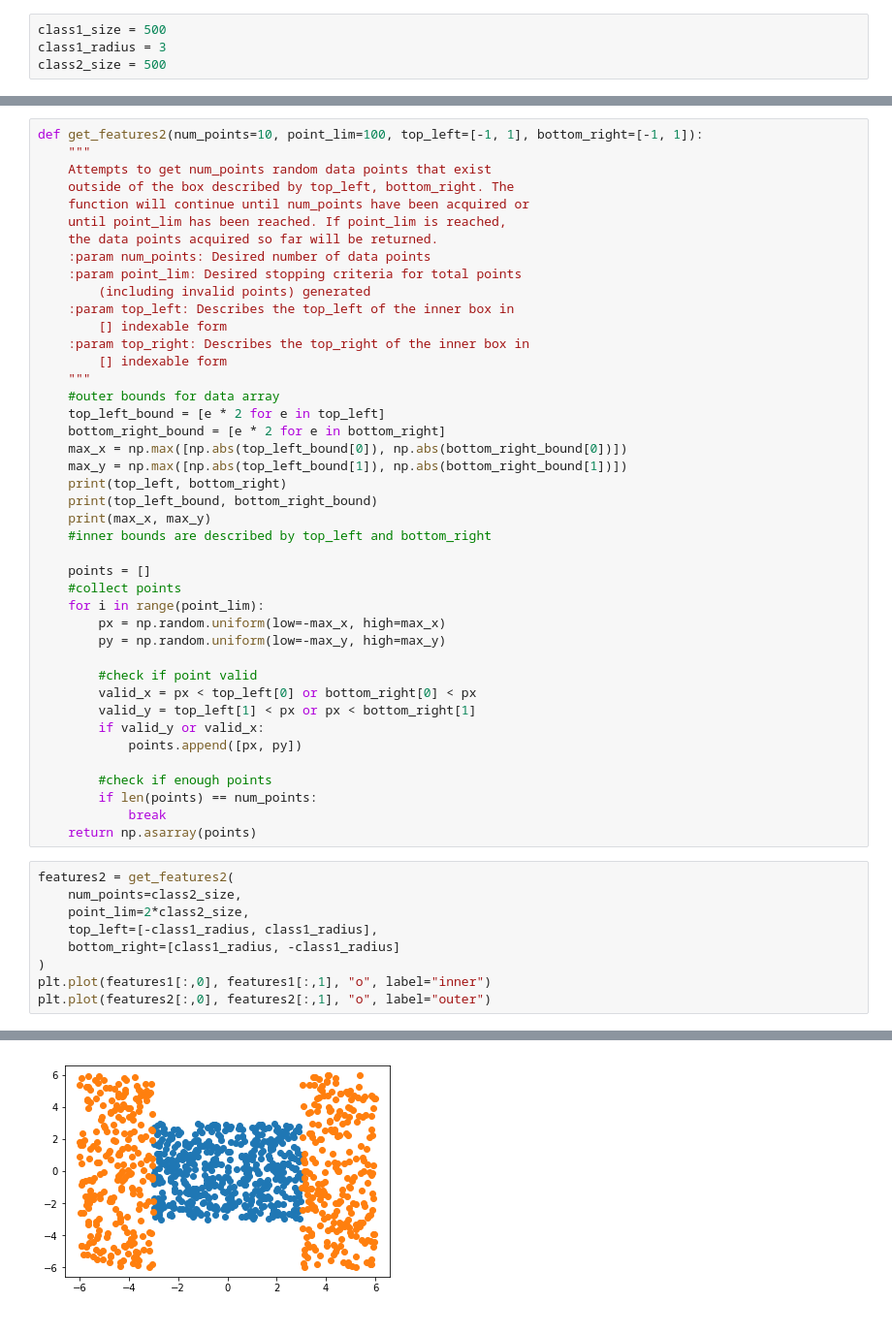
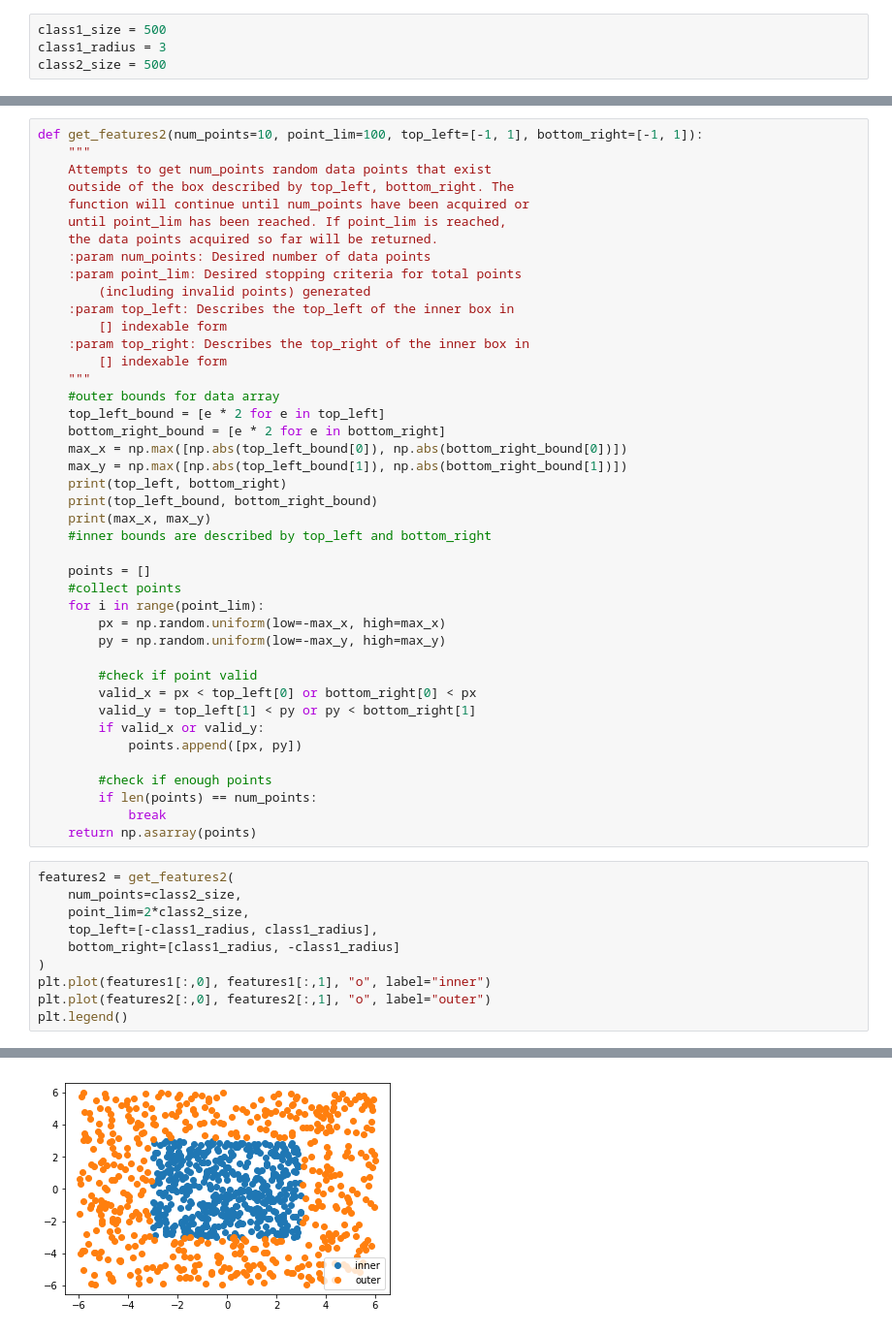
Before and after one commit to zfreedman/tfnn, a Jupyter notebook: code/simple_nn/Untitled.ipynb, the cells around one changed output, grey strips where cells are left out. Shown at 97% size. Drawn from its saved outputs; the diff is of its cells as text.

```diff
--- a/code/simple_nn/Untitled.ipynb
+++ b/code/simple_nn/Untitled.ipynb
@@ -56,8 +57,8 @@ def get_features2(num_points=10, point_lim=100, top_left=[-1, 1], bottom_right=[
 
         #check if point valid
         valid_x = px < top_left[0] or bottom_right[0] < px
-        valid_y = top_left[1] < px or px < bottom_right[1]
-        if valid_y or valid_x:
+        valid_y = top_left[1] < py or py < bottom_right[1]
+        if valid_x or valid_y:
             points.append([px, py])
 
         #check if enough points
@@ -73,6 +74,7 @@ features2 = get_features2(
 )
 plt.plot(features1[:,0], features1[:,1], "o", label="inner")
 plt.plot(features2[:,0], features2[:,1], "o", label="outer")
+plt.legend()
 # %% [output]
 [-3, 3] [3, -3]
 [-6, 6] [6, -6]
@@ -81 +83 @@ plt.plot(features2[:,0], features2[:,1], "o", label="outer")
-[figure, old version]
+[figure, new version]
```
Also changed, not shown: parts of 10 cells of this notebook.
